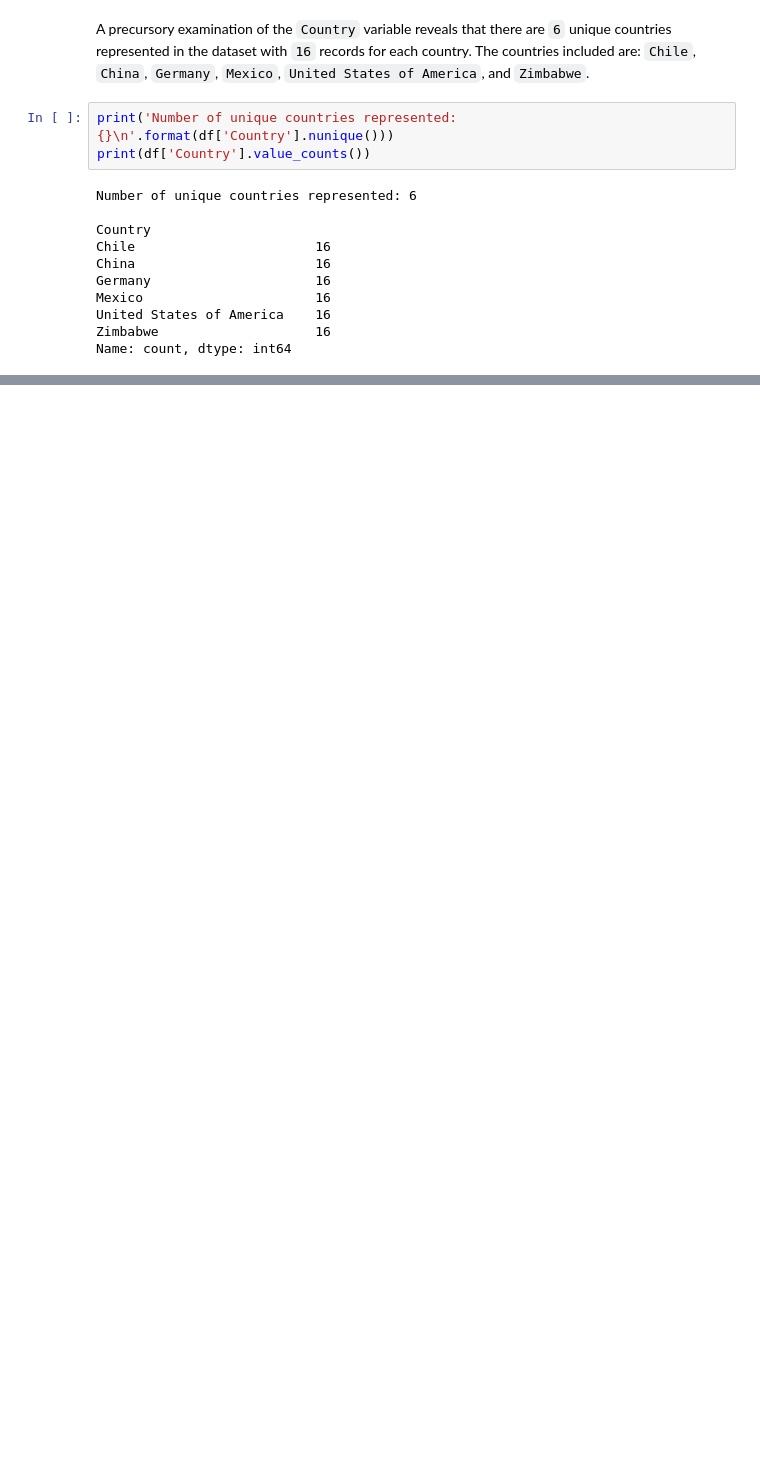
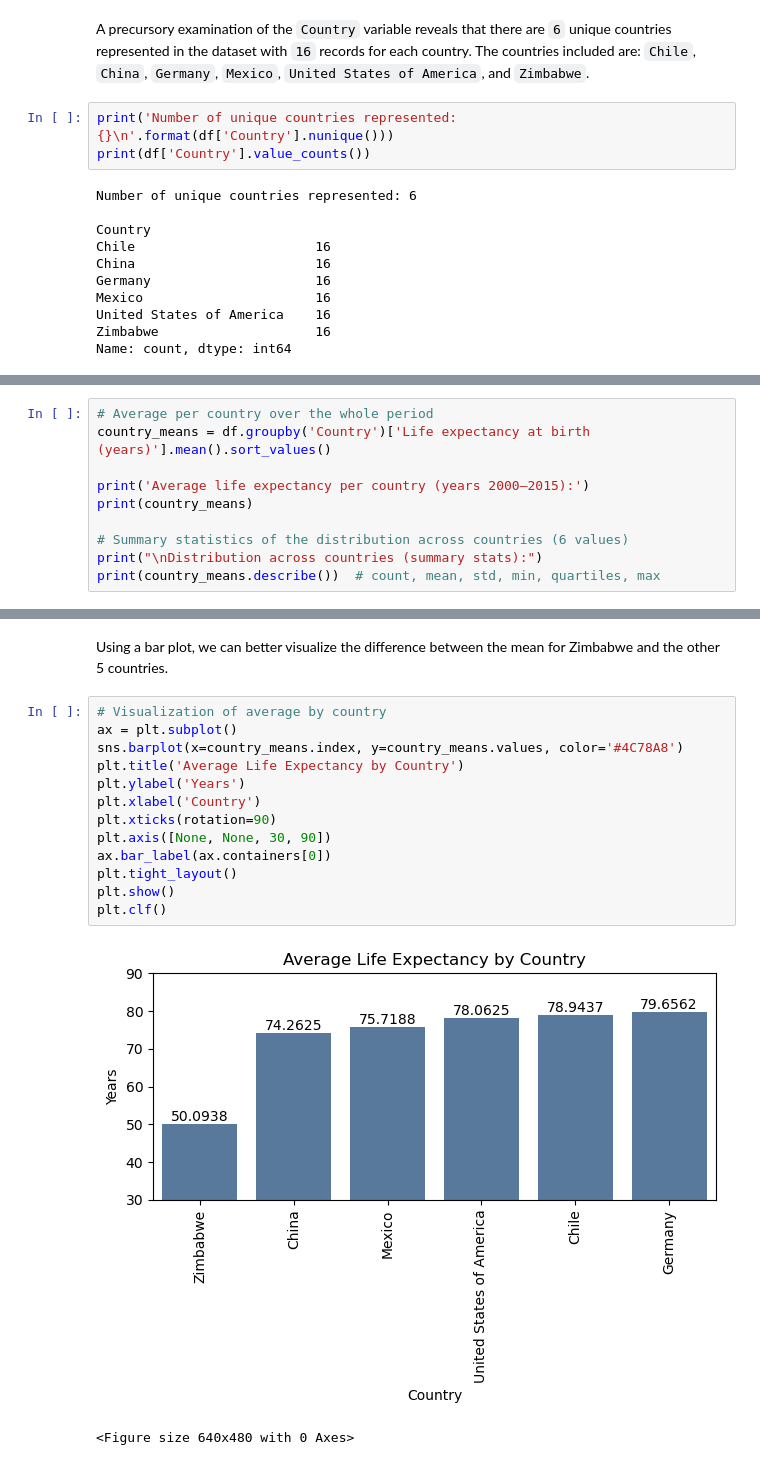
Before and after one commit to adamlaviguer/codecademy, a Jupyter notebook: codecademy-portfolio-project-life-expectancy-gdp/life_expectancy_gdp.ipynb, the cells around one changed output, grey strips where cells are left out. Cells and saved outputs as stored; diff of their text form; blank space fills up the shorter version.

```diff
--- a/codecademy-portfolio-project-life-expectancy-gdp/life_expectancy_gdp.ipynb
+++ b/codecademy-portfolio-project-life-expectancy-gdp/life_expectancy_gdp.ipynb
@@ -108,0 +264,10 @@ plt.clf()
+# %%
+# Average per country over the whole period
+country_means = df.groupby('Country')['Life expectancy at birth (years)'].mean().sort_values()
+
+print('Average life expectancy per country (years 2000–2015):')
+print(country_means)
+
+# Summary statistics of the distribution across countries (6 values)
+print("\nDistribution across countries (summary stats):")
+print(country_means.describe())  # count, mean, std, min, quartiles, max
@@ -108,0 +295,18 @@ plt.clf()
+# %% [markdown]
+Using a bar plot, we can better visualize the difference between the mean for Zimbabwe and the other 5 countries.
+# %%
+# Visualization of average by country
+ax = plt.subplot()
+sns.barplot(x=country_means.index, y=country_means.values, color='#4C78A8')
+plt.title('Average Life Expectancy by Country')
+plt.ylabel('Years')
+plt.xlabel('Country')
+plt.xticks(rotation=90)
+plt.axis([None, None, 30, 90])
+ax.bar_label(ax.containers[0])
+plt.tight_layout()
+plt.show()
+plt.clf()
+# %% [output]
+[figure, added]
+<Figure size 640x480 with 0 Axes>
```
Also changed, not shown: parts of 25 cells of this notebook, 1 other file.
